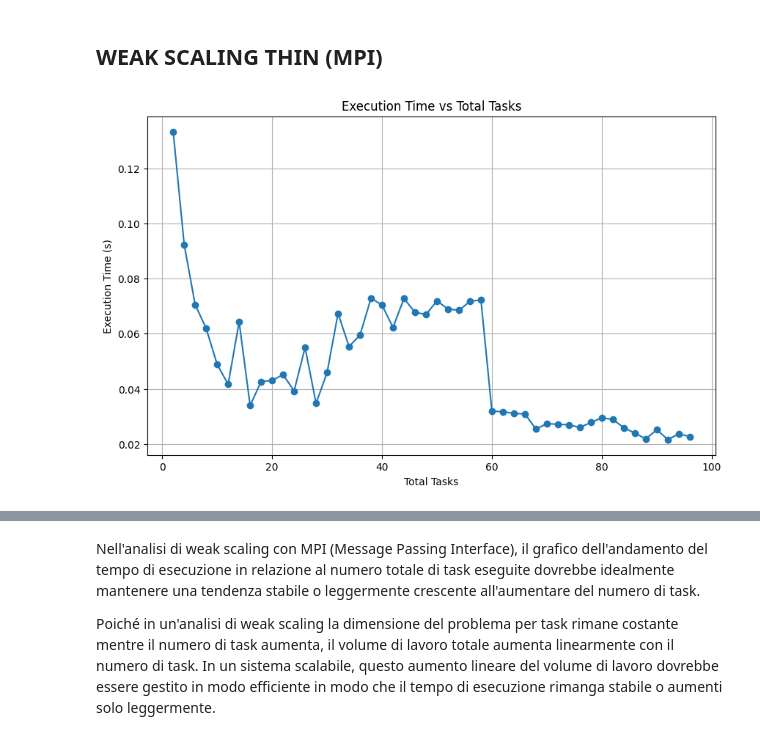
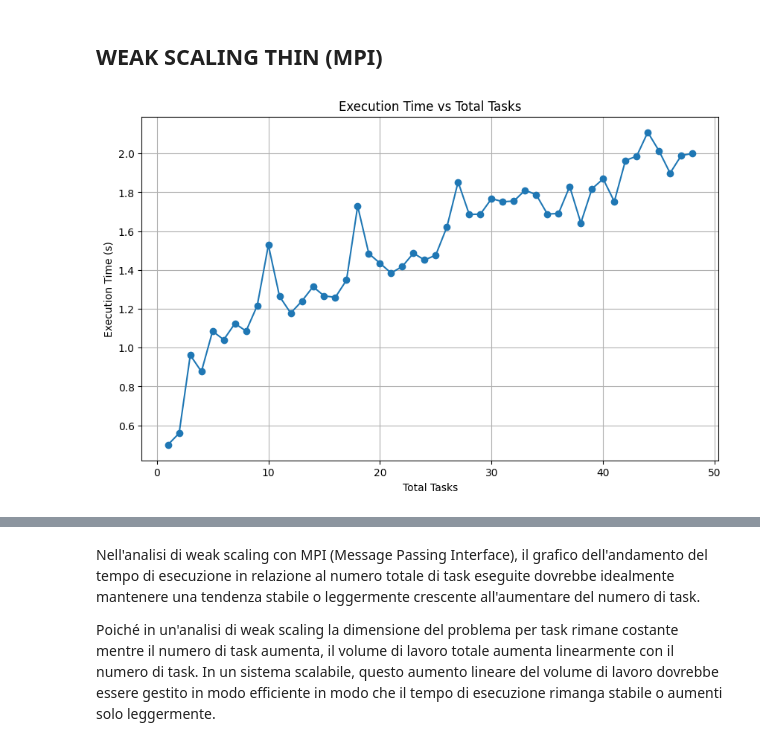
Before and after one commit to EdoardoZappia/HPC_ex, a Jupyter notebook: HPC_ex2/analisys.ipynb, the cells around one changed output, grey strips where cells are left out. Cells and saved outputs as stored; diff of their text form; code cells hidden in the pictures.

```diff
--- a/HPC_ex2/analisys.ipynb
+++ b/HPC_ex2/analisys.ipynb
@@ -85,19 +291,19 @@ Quindi, nel grafico dell'andamento del tempo di esecuzione in relazione al numer
 ## WEAK SCALING THIN (MPI)
 # %%
 # Leggi il file CSV utilizzando Pandas
-data = pd.read_csv("weak_scaling_mpi.csv")
+data = pd.read_csv("csv/mpi_weak_thin.csv")
 
 # Estrai le colonne
 x = data["MPI_Processes"]
 y = data["Execution_Time"]
 
 # Plotta i dati
 plt.figure(figsize=(10, 6))
 plt.plot(x, y, marker='o', linestyle='-')
 plt.xlabel('Total Tasks')
 plt.ylabel('Execution Time (s)')
 plt.title('Execution Time vs Total Tasks')
 plt.grid(True)
 plt.show()
 # %% [output]
-[figure, old version]
+[figure, new version]
```
Also changed, not shown: parts of 19 cells of this notebook, 52 other files.
